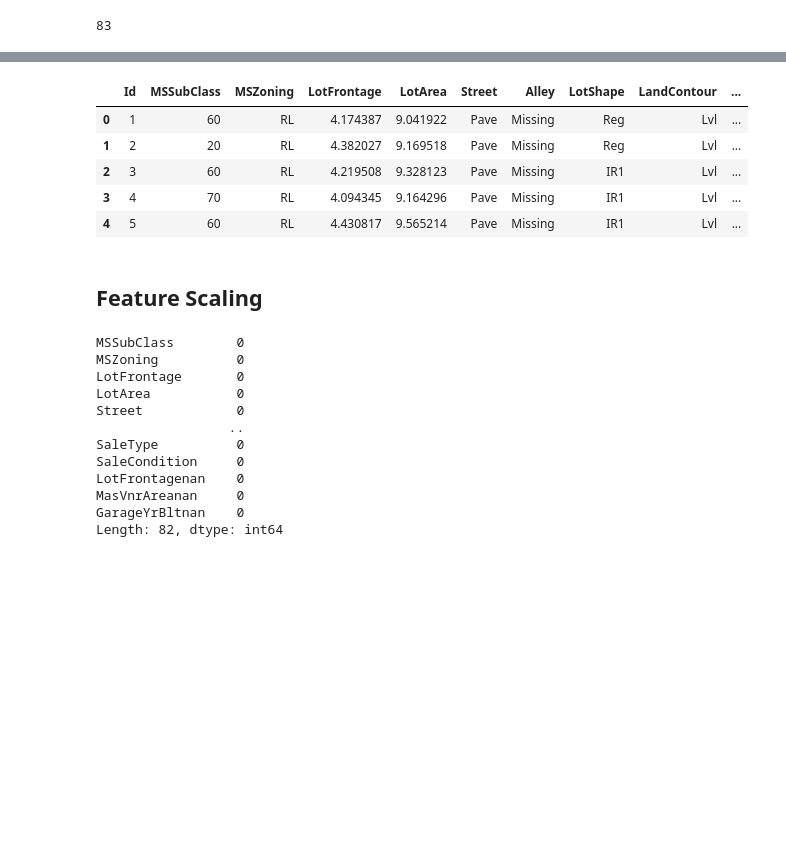
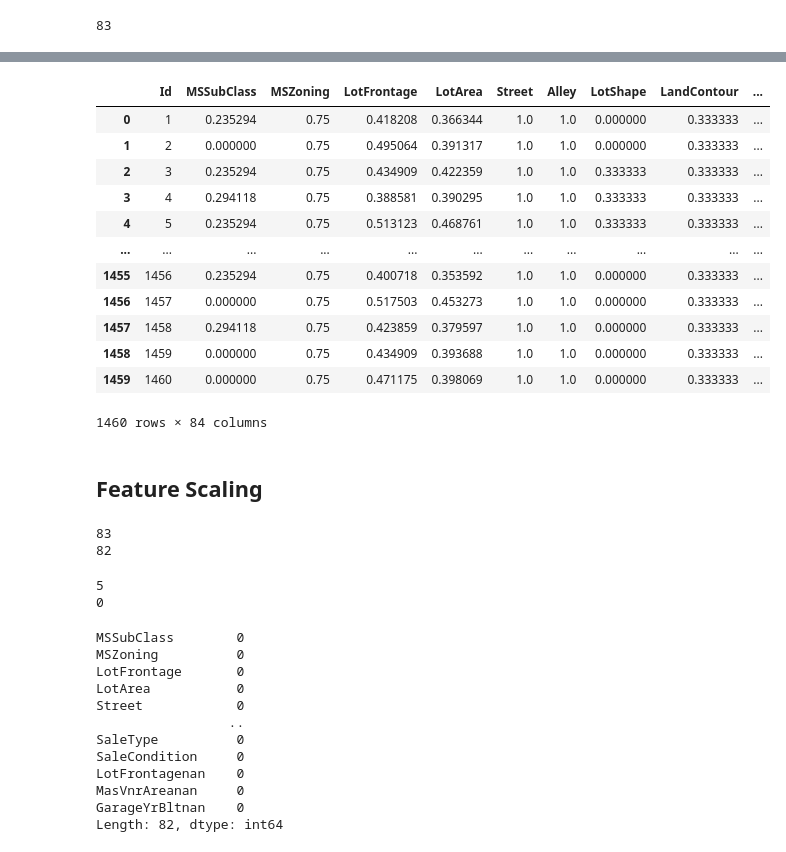
Before and after one commit to lunatic-bot/CompleteMachineLearning, a Jupyter notebook: Advanced-HousePricePrediction/Feature Engineering.ipynb, the cells around one changed output, grey strips where cells are left out. Cells and saved outputs as stored; diff of their text form; code cells hidden in the pictures; blank space fills up the shorter version.

```diff
--- a/Advanced-HousePricePrediction/Feature Engineering.ipynb
+++ b/Advanced-HousePricePrediction/Feature Engineering.ipynb
@@ -295,16 +295,30 @@ scaling_feature
  'MasVnrAreanan',
  'GarageYrBltnan']
 # %%
-dataset.head()
+dataset
 # %% [output]
 |  | Id | MSSubClass | MSZoning | LotFrontage | LotArea | Street | Alley | LotShape | LandContour | ... |
-| 0 | 1 | 60 | RL | 4.174387 | 9.041922 | Pave | Missing | Reg | Lvl | ... |
-| 1 | 2 | 20 | RL | 4.382027 | 9.169518 | Pave | Missing | Reg | Lvl | ... |
-| 2 | 3 | 60 | RL | 4.219508 | 9.328123 | Pave | Missing | IR1 | Lvl | ... |
-| 3 | 4 | 70 | RL | 4.094345 | 9.164296 | Pave | Missing | IR1 | Lvl | ... |
-| 4 | 5 | 60 | RL | 4.430817 | 9.565214 | Pave | Missing | IR1 | Lvl | ... |
+| 0 | 1 | 0.235294 | 0.75 | 0.418208 | 0.366344 | 1.0 | 1.0 | 0.000000 | 0.333333 | ... |
+| 1 | 2 | 0.000000 | 0.75 | 0.495064 | 0.391317 | 1.0 | 1.0 | 0.000000 | 0.333333 | ... |
+| 2 | 3 | 0.235294 | 0.75 | 0.434909 | 0.422359 | 1.0 | 1.0 | 0.333333 | 0.333333 | ... |
+| 3 | 4 | 0.294118 | 0.75 | 0.388581 | 0.390295 | 1.0 | 1.0 | 0.333333 | 0.333333 | ... |
+| 4 | 5 | 0.235294 | 0.75 | 0.513123 | 0.468761 | 1.0 | 1.0 | 0.333333 | 0.333333 | ... |
+| ... | ... | ... | ... | ... | ... | ... | ... | ... | ... | ... |
+| 1455 | 1456 | 0.235294 | 0.75 | 0.400718 | 0.353592 | 1.0 | 1.0 | 0.000000 | 0.333333 | ... |
+| 1456 | 1457 | 0.000000 | 0.75 | 0.517503 | 0.453273 | 1.0 | 1.0 | 0.000000 | 0.333333 | ... |
+| 1457 | 1458 | 0.294118 | 0.75 | 0.423859 | 0.379597 | 1.0 | 1.0 | 0.000000 | 0.333333 | ... |
+| 1458 | 1459 | 0.000000 | 0.75 | 0.434909 | 0.393688 | 1.0 | 1.0 | 0.000000 | 0.333333 | ... |
+| 1459 | 1460 | 0.000000 | 0.75 | 0.471175 | 0.398069 | 1.0 | 1.0 | 0.000000 | 0.333333 | ... |
+1460 rows × 84 columns
 # %% [markdown]
 ## Feature Scaling
+# %%
+print(len(scaling_feature))
+feature_scale = [feature for feature in dataset.columns if feature not in ['Id', 'SalePrice']]
+print(len(feature_scale))
+# %% [output]
+83
+82
 # %%
 # feature_scale=[feature for feature in dataset.columns if feature not in ['Id','SalePrice']]
 
@@ -317,8 +331,9 @@ feature_scale = [feature for feature in dataset.columns if feature not in ['Id',
 
 # Separate numeric and categorical features
 numeric_features = dataset[feature_scale].select_dtypes(include=['int64', 'float64', 'int32']).columns
+print(len(num_features))
 categorical_features = dataset[feature_scale].select_dtypes(include=['object']).columns
-
+print(len(categorical_features))
 # Encode categorical features
 for col in categorical_features:
     dataset[col] = LabelEncoder().fit_transform(dataset[col])
@@ -326,6 +341,9 @@ for col in categorical_features:
 # Scale numeric features
 # scaler = MinMaxScaler()
 dataset[numeric_features] = scaler.fit_transform(dataset[numeric_features])
+# %% [output]
+5
+0
 # %%
 print(dataset[feature_scale].isnull().sum())
 # %% [output]
```
Also changed, not shown: parts of 2 cells of this notebook, 3 other files.
